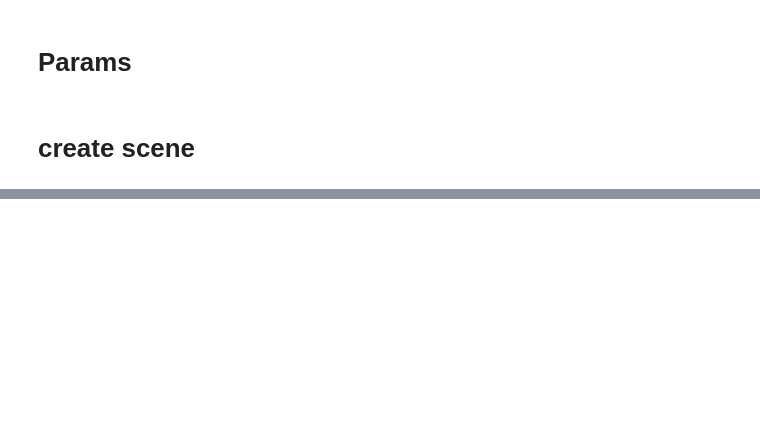
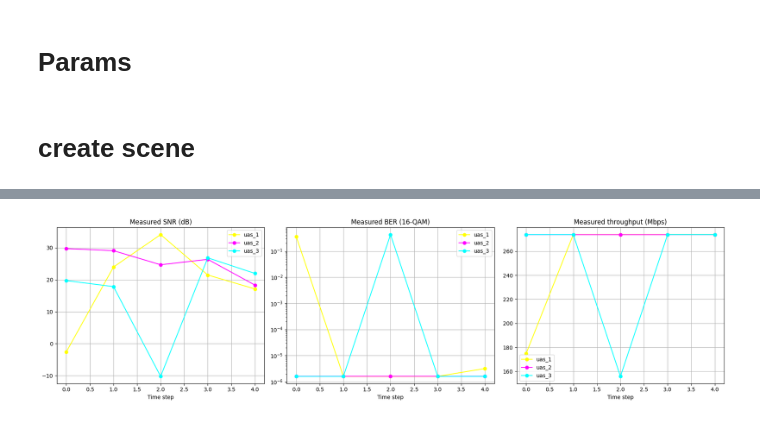
Before and after one commit to KBHuber/JcasSim, a Jupyter notebook: 3_drone.ipynb, the cells around one changed output, grey strips where cells are left out. Drawn from its saved outputs; the diff is of its cells as text; code cells hidden in the pictures; blank space fills up the shorter version.

```diff
--- a/3_drone.ipynb
+++ b/3_drone.ipynb
@@ -34,17 +32,16 @@ Mitsuba variant: cuda_ad_mono_polarized
 # %% [markdown]
 # Params
 # %%
-preview = False
-render = False
-generate_metrics = True
-beamforming_on = True
-precoder_alpha = 0.0    # RZF/MMSE regularization: 0 = pure ZF
+preview = True
+tx_power_dbm = 30       # total tx power in dBm, split across users
 csi_error_std = 0.00    # stddev of simulated per-entry CSI estimation error (0 = perfect CSI)
-power_allocation = True # channel inversion: more power to weak users
-tx_power_dbm = 30       # total tx power in dBm, split across users
 
 # --- Sensing ---
 sensing_on = True
+plots_on = True         # graphing only; the text metrics always print
+render = True           # ray-traced scene image per timestep, paths + ZF radio map
+                        # overlaid. Costs a path trace plus a radio map solve per
+                        # drone per timestep, which dwarfs the JCAS drop itself.
 # %% [markdown]
 # create scene
 # %%
@@ -191 +252,7 @@ Sensing t=4: peak power 1.664e+00, peak range 93.0m
+# %%
+# SNR, BER and throughput, measured off the decoded OFDM frames
+if plots_on and jcas_results:
+    plot_jcas_kpis(jcas_results, scene)
+# %% [output]
+[figure, added]
 # %%
```
Also changed, not shown: parts of 11 cells of this notebook, 18 other files.
